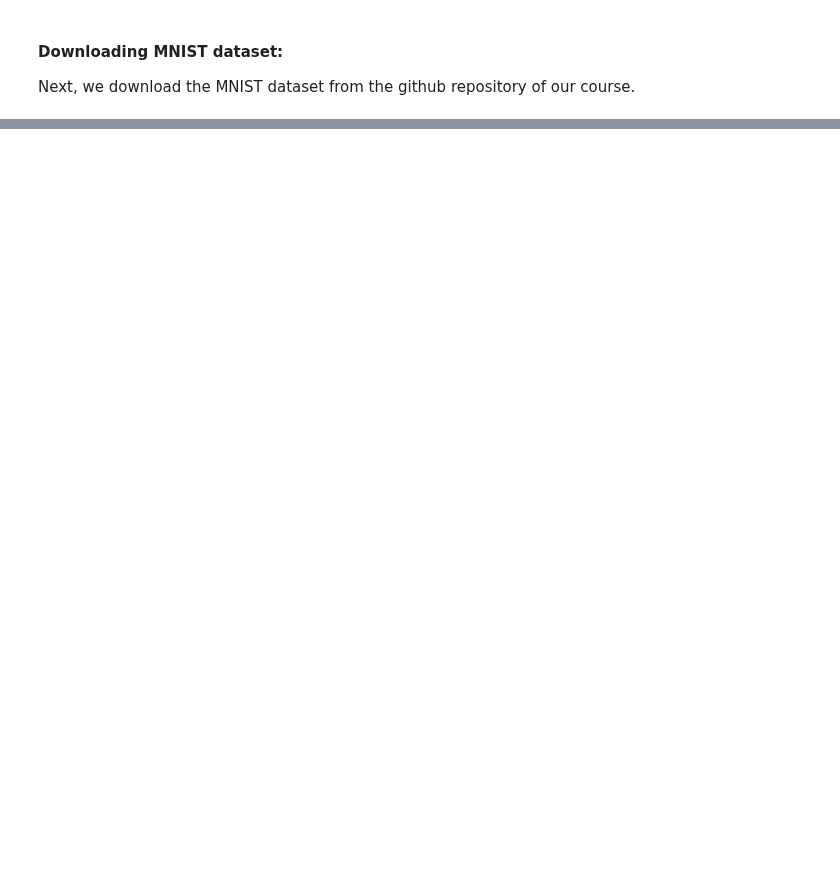
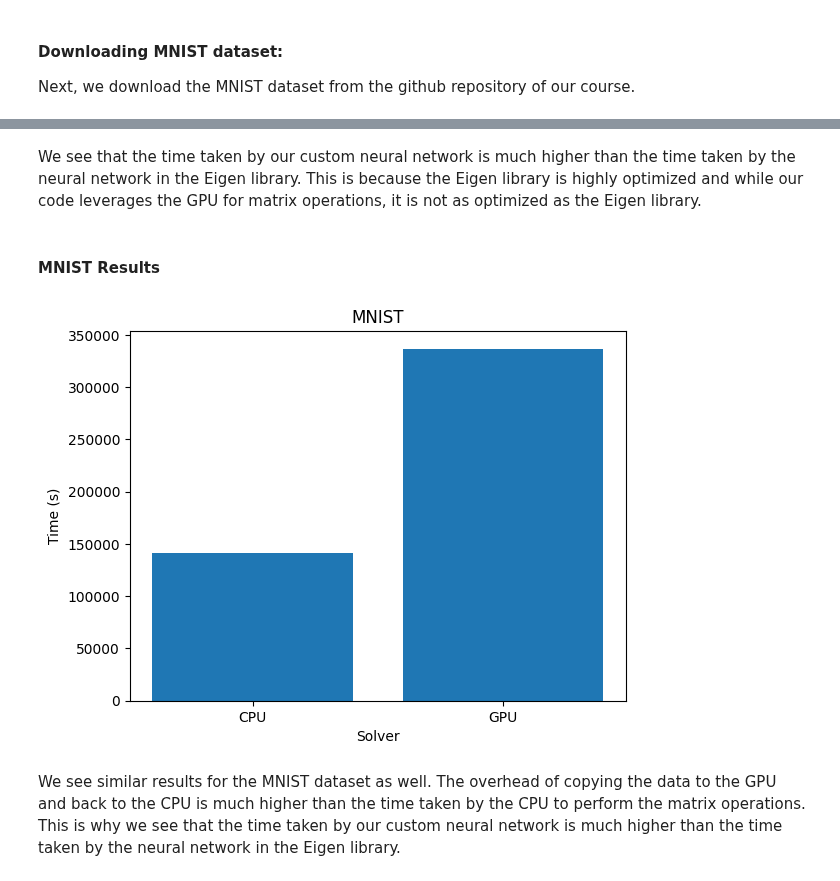
Before and after one commit to aliasgharchakera/CUDA_Spring_2024, a Jupyter notebook: Assignment2/AY06993_Assgn2.ipynb, the cells around one changed output, grey strips where cells are left out. Drawn from its saved outputs; the diff is of its cells as text; code cells hidden in the pictures; blank space fills up the shorter version.

```diff
--- a/Assignment2/AY06993_Assgn2.ipynb
+++ b/Assignment2/AY06993_Assgn2.ipynb
@@ -125,0 +203,28 @@ True values:
+# %% [markdown]
+We see that the time taken by our custom neural network is much higher than the time taken by the neural network in the Eigen library. This is because the Eigen library is highly optimized and while our code leverages the GPU for matrix operations, it is not as optimized as the Eigen library.
+# %% [markdown]
+#### MNIST Results
+# %%
+import matplotlib.pyplot as plt
+
+# MNIST
+x = ["CPU", "GPU"]
+# Read the data from the file and average the time
+with open("cpu_mnist.txt", "r") as f:
+    cpu_mnist = [float(i) for i in f.readlines()]
+    cpu_mnist = sum(cpu_mnist) / len(cpu_mnist)
+
+with open("gpu_mnist.txt", "r") as f:
+    gpu_mnist = [float(i) for i in f.readlines()]
+    gpu_mnist = sum(gpu_mnist) / len(gpu_mnist)
+
+y = [cpu_mnist, gpu_mnist]
+plt.bar(x, y)
+plt.title("MNIST")
+plt.xlabel("Solver")
+plt.ylabel("Time (s)")
+plt.show()
+# %% [output]
+[figure, added]
+# %% [markdown]
+We see similar results for the MNIST dataset as well. The overhead of copying the data to the GPU and back to the CPU is much higher than the time taken by the CPU to perform the matrix operations. This is why we see that the time taken by our custom neural network is much higher than the time taken by the neural network in the Eigen library.
```
Also changed, not shown: parts of 20 cells of this notebook.
